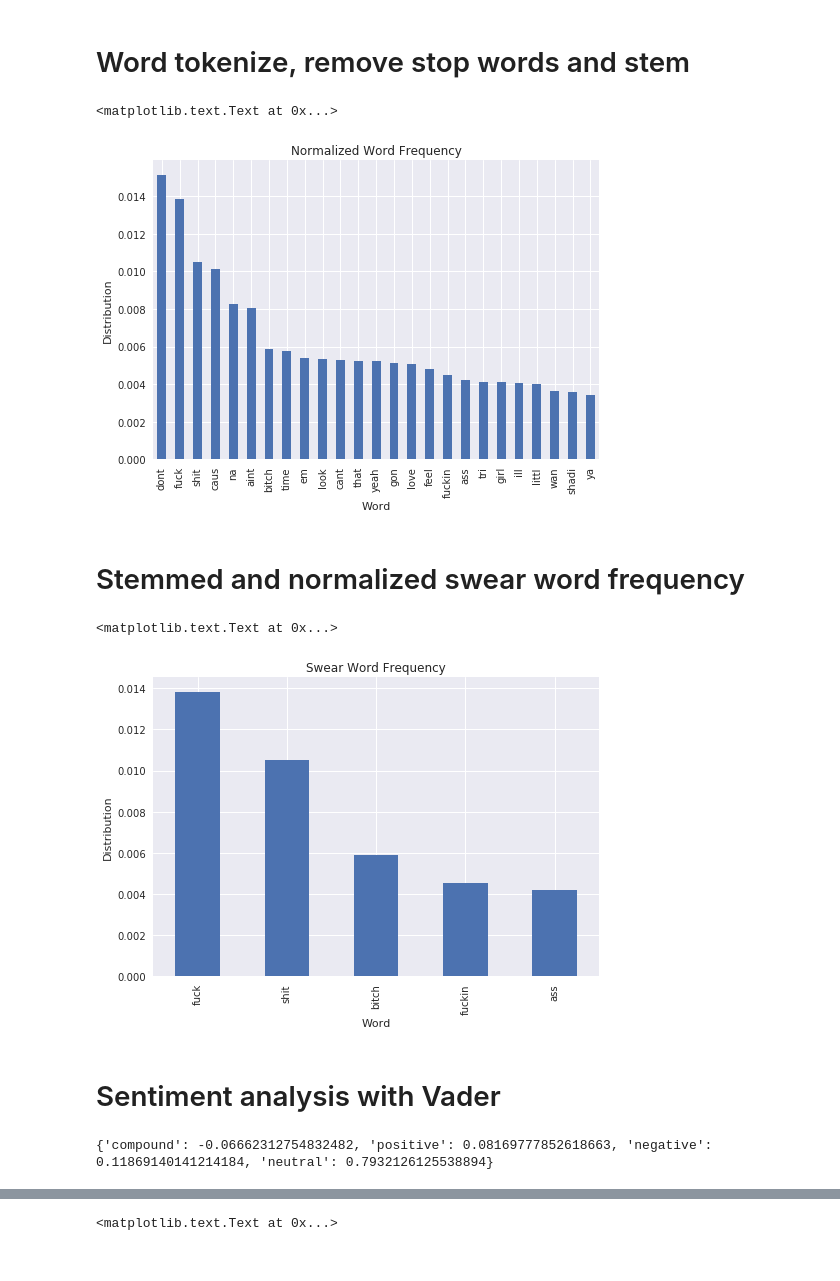
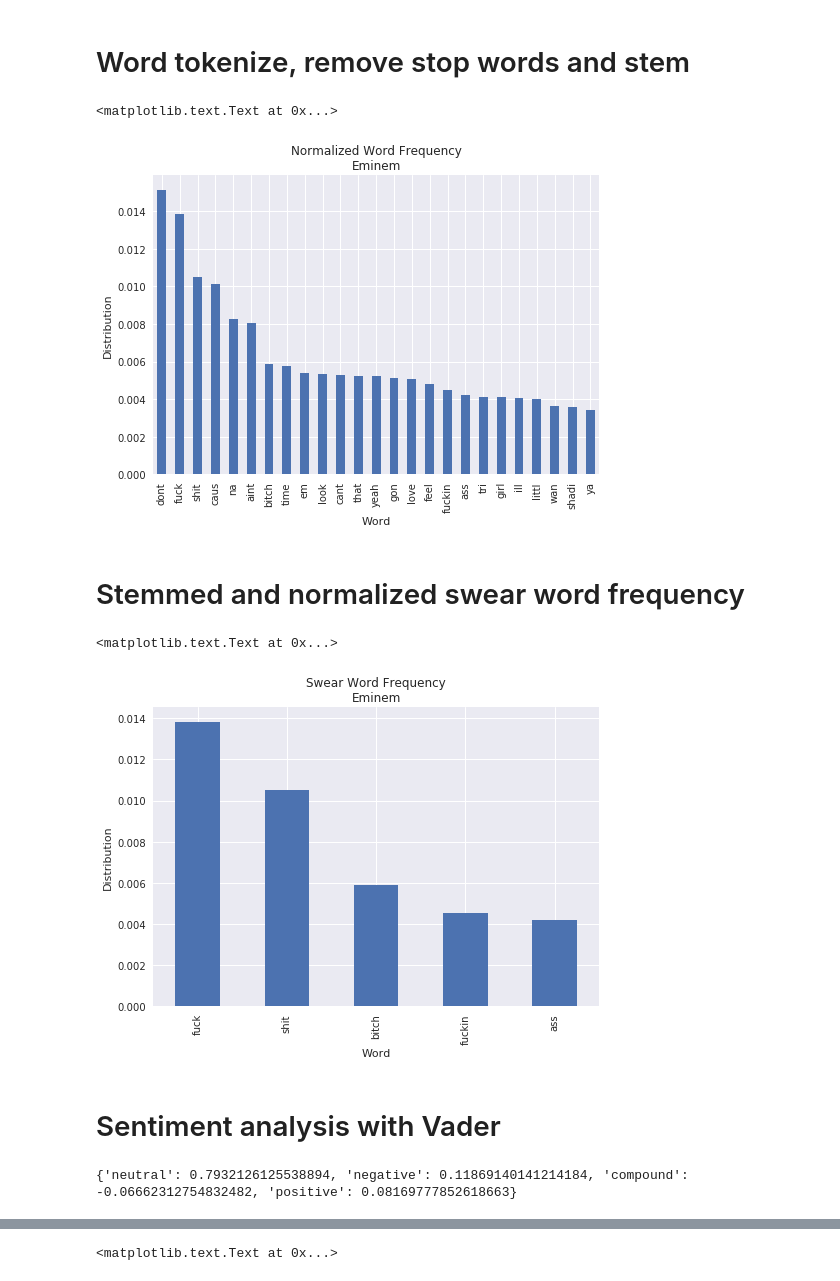
Before and after one commit to tylerwmarrs/single-artist-lyric-analysis, a Jupyter notebook: notebooks/Initial Analysis.ipynb, the cells around one changed output, grey strips where cells are left out. Saved outputs shown, nothing was run; the diff lists cells and outputs as text; code cells hidden in the pictures.

```diff
--- a/notebooks/Initial Analysis.ipynb
+++ b/notebooks/Initial Analysis.ipynb
@@ -17,3 +15,6 @@ songs = corpus.songs_for_artist('Eminem')
+# %%
+artist = 'Eminem'
+songs = corpus.songs_for_artist(artist)
 # %% [markdown]
 # Clean the lyrics
 # %%
@@ -70,6 +71,7 @@ normalized_word_frequencies = {}
 
 for song in songs:
     song['word_tokens'] = stem_words(remove_stop_words(word_tokenize(remove_punctuation(song['lyrics']))))
+    song['word_count'] = len(song['word_tokens'])
     dist = FreqDist(song['word_tokens'])
 
     for w in dist:
@@ -82,12 +84,12 @@ for w, v in normalized_word_frequencies.items():
     normalized_word_frequencies[w] = v / len(songs)
 # %%
 df = pd.DataFrame.from_dict(normalized_word_frequencies, orient='index')
-word_freq = df.nlargest(25, 0).plot(kind='bar', title='Normalized Word Frequency', legend=False)
+word_freq = df.nlargest(25, 0).plot(kind='bar', title='Normalized Word Frequency\n%s' % (artist), legend=False)
 word_freq.set_xlabel("Word")
 word_freq.set_ylabel("Distribution")
 # %% [output]
 <matplotlib.text.Text at 0x...>
-[figure, old version]
+[figure, new version]
 # %% [markdown]
 # Stemmed and normalized swear word frequency
 # %%
@@ -109,12 +111,12 @@ for w, v in normalized_word_frequencies.items():
     normalized_word_frequencies[w] = v / len(songs)
 # %%
 df = pd.DataFrame.from_dict(normalized_word_frequencies, orient='index')
-word_freq = df.nlargest(5, 0).plot(kind='bar', title='Swear Word Frequency', legend=False)
+word_freq = df.nlargest(5, 0).plot(kind='bar', title='Swear Word Frequency\n%s' % (artist), legend=False)
 word_freq.set_xlabel("Word")
 word_freq.set_ylabel("Distribution")
 # %% [output]
 <matplotlib.text.Text at 0x...>
-[figure, old version]
+[figure, new version]
 # %% [markdown]
 # Sentiment analysis with Vader
 # %%
@@ -180,7 +182,7 @@ for key in all_sentiments:
 
 print(all_sentiments)
 # %% [output]
-{'compound': -0.06662312754832482, 'positive': 0.08169777852618663, 'negative': 0.11869140141214184, 'neutral': 0.7932126125538894}
+{'neutral': 0.7932126125538894, 'negative': 0.11869140141214184, 'compound': -0.06662312754832482, 'positive': 0.08169777852618663}
 # %%
 all_sentiments.pop('compound', 0)
 df = pd.DataFrame.from_dict(all_sentiments, orient='index')
```
Also changed, not shown: parts of 24 cells of this notebook.
